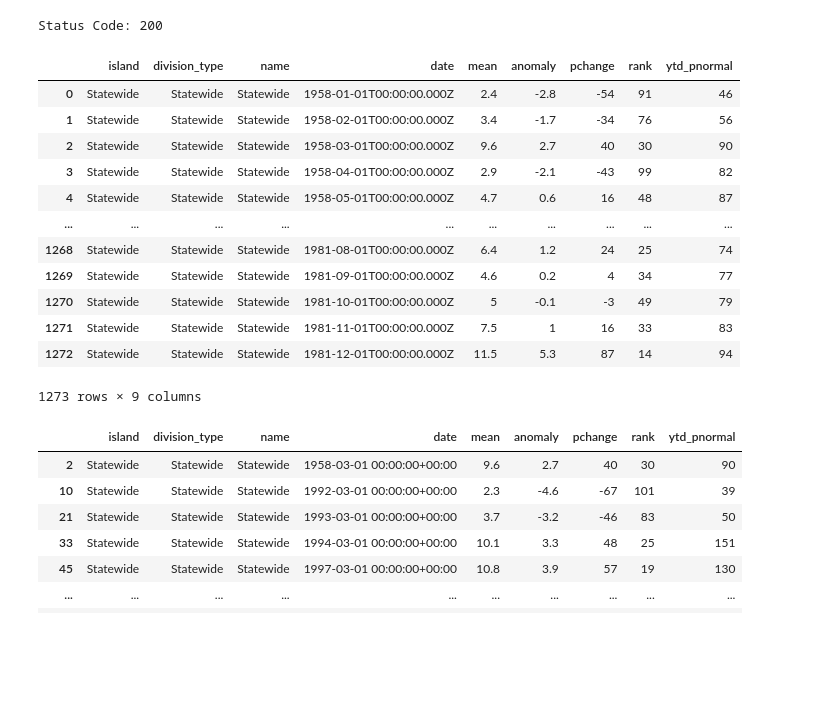
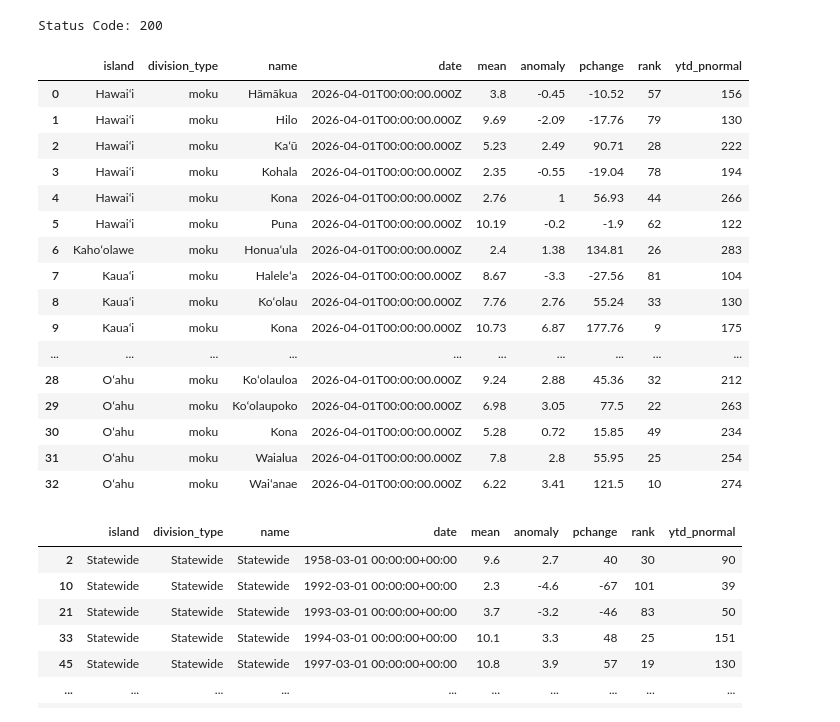
Before and after one commit to cherryleh/climate-summary, a Jupyter notebook: dews-hawaii-app/scripts/database_backfilling copy.ipynb, the cells around one changed output. Saved outputs shown, nothing was run; the diff lists cells and outputs as text; code cells hidden in the pictures; blank space fills up the shorter version.

```diff
--- a/dews-hawaii-app/scripts/database_backfilling copy.ipynb
+++ b/dews-hawaii-app/scripts/database_backfilling copy.ipynb
@@ -20,39 +20,44 @@ headers = {
 # %%
 # date, startDate, endDate, island, division_type, and name. For  island, division_type, and name you can provide multiple instances of each or a comma separated list to filter by more than one (e.g. ?division_type=moku&division_type=island or  ?division_type=moku,island)
 #Viewing data
 
 url = "https://api.hcdp.ikewai.org/mesonet/climate_report/rainfall_stats"
 # rainfall_stats, temperature_stats, drought_stats, rainfall_historical, or temperature_historical
 query_params = {
-    "division_type": "Statewide",
-    "startDate": "1920-03-01",
-    "endDate": "2026-03-01"
+    "division_type": "moku",
+    "startDate": "2026-04-01",
+    "endDate": "2026-04-01",
+    # "name":"Hāmākua"
 }
 
 response = requests.get(url, params=query_params, headers=headers)
 
 print(f"Status Code: {response.status_code}")
 # print(response.json())
 if response.status_code == 200:
     df_filtered = pd.DataFrame(response.json())
     display(df_filtered)
 else:
     print(f"Response Text: {response.text}")
 # %% [output]
 Status Code: 200
 |  | island | division_type | name | date | mean | anomaly | pchange | rank | ytd_pnormal |
-| 0 | Statewide | Statewide | Statewide | 1958-01-01T00:00:00.000Z | 2.4 | -2.8 | -54 | 91 | 46 |
-| 1 | Statewide | Statewide | Statewide | 1958-02-01T00:00:00.000Z | 3.4 | -1.7 | -34 | 76 | 56 |
-| 2 | Statewide | Statewide | Statewide | 1958-03-01T00:00:00.000Z | 9.6 | 2.7 | 40 | 30 | 90 |
-| 3 | Statewide | Statewide | Statewide | 1958-04-01T00:00:00.000Z | 2.9 | -2.1 | -43 | 99 | 82 |
-| 4 | Statewide | Statewide | Statewide | 1958-05-01T00:00:00.000Z | 4.7 | 0.6 | 16 | 48 | 87 |
+| 0 | Hawaiʻi | moku | Hāmākua | 2026-04-01T00:00:00.000Z | 3.8 | -0.45 | -10.52 | 57 | 156 |
+| 1 | Hawaiʻi | moku | Hilo | 2026-04-01T00:00:00.000Z | 9.69 | -2.09 | -17.76 | 79 | 130 |
+| 2 | Hawaiʻi | moku | Kaʻū | 2026-04-01T00:00:00.000Z | 5.23 | 2.49 | 90.71 | 28 | 222 |
+| 3 | Hawaiʻi | moku | Kohala | 2026-04-01T00:00:00.000Z | 2.35 | -0.55 | -19.04 | 78 | 194 |
+| 4 | Hawaiʻi | moku | Kona | 2026-04-01T00:00:00.000Z | 2.76 | 1 | 56.93 | 44 | 266 |
+| 5 | Hawaiʻi | moku | Puna | 2026-04-01T00:00:00.000Z | 10.19 | -0.2 | -1.9 | 62 | 122 |
+| 6 | Kahoʻolawe | moku | Honuaʻula | 2026-04-01T00:00:00.000Z | 2.4 | 1.38 | 134.81 | 26 | 283 |
+| 7 | Kauaʻi | moku | Haleleʻa | 2026-04-01T00:00:00.000Z | 8.67 | -3.3 | -27.56 | 81 | 104 |
+| 8 | Kauaʻi | moku | Koʻolau | 2026-04-01T00:00:00.000Z | 7.76 | 2.76 | 55.24 | 33 | 130 |
+| 9 | Kauaʻi | moku | Kona | 2026-04-01T00:00:00.000Z | 10.73 | 6.87 | 177.76 | 9 | 175 |
 | ... | ... | ... | ... | ... | ... | ... | ... | ... | ... |
-| 1268 | Statewide | Statewide | Statewide | 1981-08-01T00:00:00.000Z | 6.4 | 1.2 | 24 | 25 | 74 |
-| 1269 | Statewide | Statewide | Statewide | 1981-09-01T00:00:00.000Z | 4.6 | 0.2 | 4 | 34 | 77 |
-| 1270 | Statewide | Statewide | Statewide | 1981-10-01T00:00:00.000Z | 5 | -0.1 | -3 | 49 | 79 |
-| 1271 | Statewide | Statewide | Statewide | 1981-11-01T00:00:00.000Z | 7.5 | 1 | 16 | 33 | 83 |
-| 1272 | Statewide | Statewide | Statewide | 1981-12-01T00:00:00.000Z | 11.5 | 5.3 | 87 | 14 | 94 |
+| 28 | Oʻahu | moku | Koʻolauloa | 2026-04-01T00:00:00.000Z | 9.24 | 2.88 | 45.36 | 32 | 212 |
+| 29 | Oʻahu | moku | Koʻolaupoko | 2026-04-01T00:00:00.000Z | 6.98 | 3.05 | 77.5 | 22 | 263 |
+| 30 | Oʻahu | moku | Kona | 2026-04-01T00:00:00.000Z | 5.28 | 0.72 | 15.85 | 49 | 234 |
+| 31 | Oʻahu | moku | Waialua | 2026-04-01T00:00:00.000Z | 7.8 | 2.8 | 55.95 | 25 | 254 |
+| 32 | Oʻahu | moku | Waiʻanae | 2026-04-01T00:00:00.000Z | 6.22 | 3.41 | 121.5 | 10 | 274 |
-1273 rows × 9 columns
 # %%
 df_filtered['date'] = pd.to_datetime(df_filtered['date'])
 df_filtered['rank'] = df_filtered['rank'].astype(int)
```
Also changed, not shown: 6 other files.
